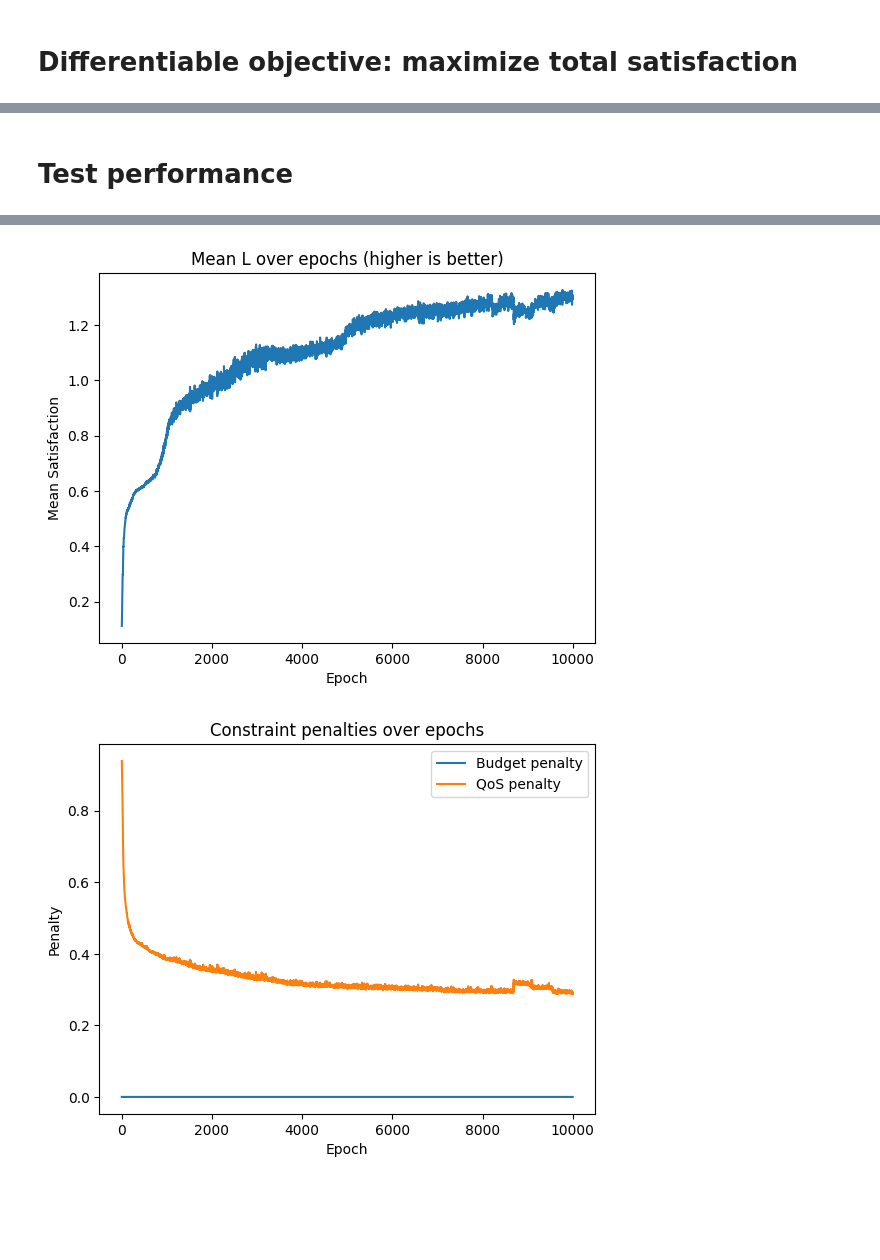
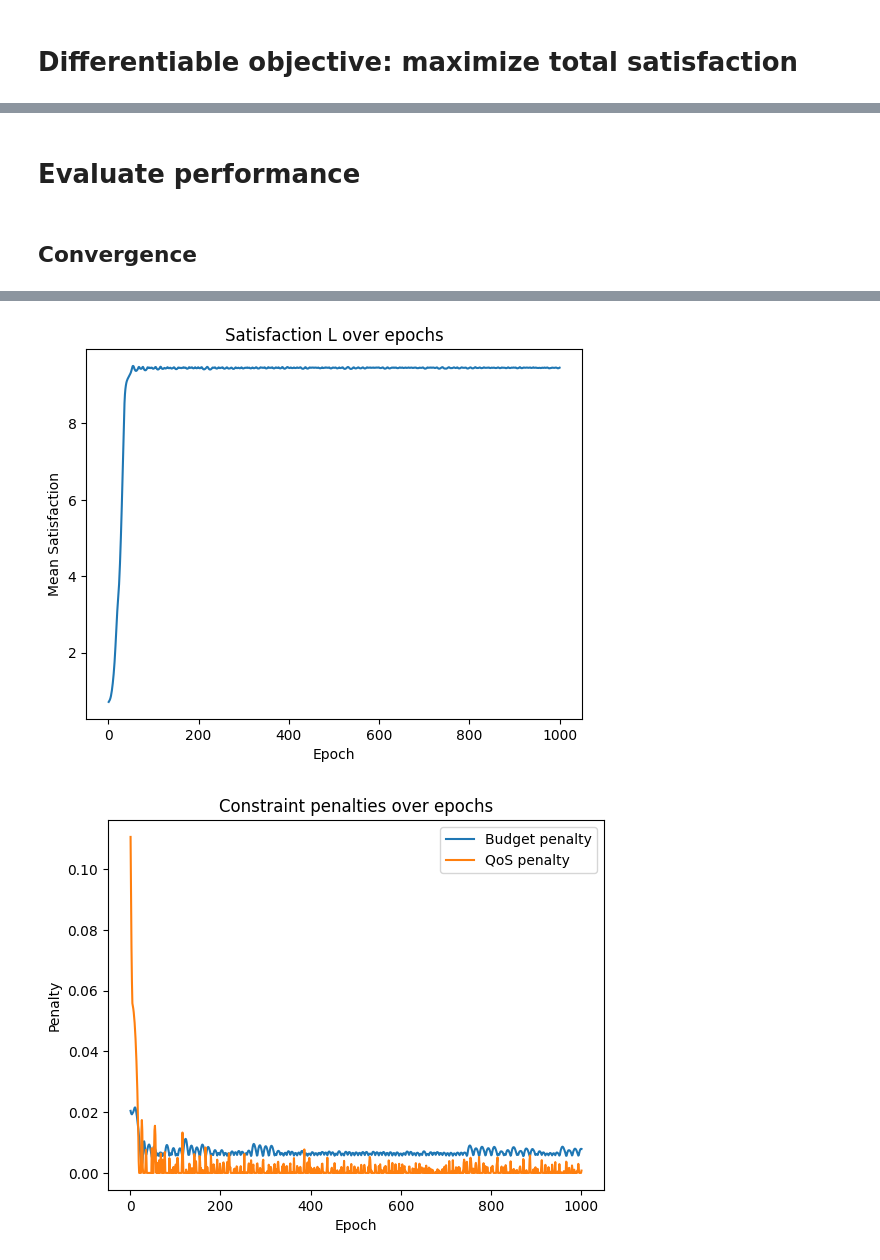
Before and after one commit to vuhoangviet0808/gnn-congestion-control, a Jupyter notebook: gcn.ipynb, the cells around one changed output, grey strips where cells are left out. Cells and saved outputs as stored; diff of their text form; code cells hidden in the pictures; blank space fills up the shorter version.

```diff
--- a/gcn.ipynb
+++ b/gcn.ipynb
@@ -103,12 +264,13 @@ def generate_dataset(cfg: SimCfg, seed=7):
 # %%
 cfg = SimCfg()
-data, aux = generate_dataset(cfg, seed=7)
+df, data, aux = generate_dataset(cfg, seed=7)
 # %% [markdown]
 # Policy-GCN
 # %%
 class PolicyGCN(nn.Module):
     def __init__(self, in_dim, hidden, K, Fs):
         super().__init__()
+        #embedding
         self.conv1 = GCNConv(in_dim, hidden)
         self.conv2 = GCNConv(hidden, hidden)
         # outputs:
@@ -127,10 +289,10 @@ class PolicyGCN(nn.Module):
         w_rx = F.softmax(recv_logits, dim=-1)    # (N, K+1)
         p_f  = F.softmax(band_logits, dim=-1)    # (N, F)
         a    = torch.sigmoid(pow_logit)          # (N,)
-        return w_rx, p_f, a, (recv_logits, band_logits, pow_logit)
+        return w_rx, p_f, a
 # %%
-policy = PolicyGCN(in_dim=data.x.size(-1), hidden=256, K=cfg.K, Fs=cfg.Fs).to(device)
-opt = torch.optim.AdamW(policy.parameters(), lr=2e-3, weight_decay=1e-3)
+model = PolicyGCN(in_dim=data.x.size(-1), hidden=256, K=cfg.K, Fs=cfg.Fs).to(device)
+opt = torch.optim.AdamW(model.parameters(), lr=2e-3, weight_decay=1e-3)
 # %% [markdown]
 # Differentiable objective: maximize total satisfaction
 # %%
@@ -194,14 +356,14 @@ def objective_total_satisfaction(w_rx, p_f, a, aux):
     }
     return mean_L, penalties
 # %%
-EPOCHS = 10000
+EPOCHS = 1000
 lambda_budget = 10.0
 lambda_qos    = 10.0
 
 logs = []
 for ep in range(1, EPOCHS+1):
-    policy.train(); opt.zero_grad()
-    w_rx, p_f, a, _ = policy(data.x, data.edge_index, data.edge_weight)
+    model.train(); opt.zero_grad()
+    w_rx, p_f, a = model(data.x, data.edge_index, data.edge_weight)
     mean_L, pens = objective_total_satisfaction(w_rx, p_f, a, aux)
     loss = -mean_L + lambda_budget * pens["budget"] + lambda_qos * pens["qos"]
     loss.backward()
@@ -243,5 +399,5 @@ Ep 10000 | Loss 1.573372 | meanL 1.3039 | budget 0.0000 | qos 0.2877 | <wLTE> 0.
 # %% [markdown]
-# Test performance
+# Evaluate performance
 # %%
 @torch.no_grad()
 def evaluate_policy_snapshot(policy, data, aux):
@@ -305,32 +461,32 @@ def evaluate_policy_snapshot(policy, data, aux):
         "subband_load": p_f.detach().cpu().numpy().sum(axis=0),  # (F,)
     }
     return stats, per_user
+# %% [markdown]
+## Convergence
 # %%
 import matplotlib.pyplot as plt
 
-if 'logs' in globals() and isinstance(logs, list) and len(logs) > 0:
-    import pandas as pd
-    df_logs = pd.DataFrame(logs)
+df_logs = pd.DataFrame(logs)
+# Training Convergence
+plt.figure()
+plt.plot(df_logs["epoch"], df_logs["loss"])
+plt.xlabel("Epoch"); plt.ylabel("Loss")
+plt.title("Training Loss")
+plt.show()
 
-    plt.figure()
-    plt.plot(df_logs["epoch"], df_logs["loss"])
-    plt.xlabel("Epoch"); plt.ylabel("Loss")
-    plt.title("Training Loss (−meanL + penalties)")
-    plt.show()
+#Satisfaction
+plt.figure()
+plt.plot(df_logs["epoch"], df_logs["meanL"])
+plt.xlabel("Epoch"); plt.ylabel("Mean Satisfaction")
+plt.title("Satisfaction L over epochs")
+plt.show()
 
-    if "meanL" in df_logs:
-        plt.figure()
-        plt.plot(df_logs["epoch"], df_logs["meanL"])
-        plt.xlabel("Epoch"); plt.ylabel("Mean Satisfaction")
-        plt.title("Mean L over epochs (higher is better)")
-        plt.show()
-
-    if "budget" in df_logs and "qos" in df_logs:
-        plt.figure()
-        plt.plot(df_logs["epoch"], df_logs["budget"], label="Budget penalty")
-        plt.plot(df_logs["epoch"], df_logs["qos"], label="QoS penalty")
-        plt.xlabel("Epoch"); plt.ylabel("Penalty")
-        plt.title("Constraint penalties over epochs")
-        plt.legend()
-        plt.show()
+#Penalty
+plt.figure()
+plt.plot(df_logs["epoch"], df_logs["budget"], label="Budget penalty")
+plt.plot(df_logs["epoch"], df_logs["qos"], label="QoS penalty")
+plt.xlabel("Epoch"); plt.ylabel("Penalty")
+plt.title("Constraint penalties over epochs")
+plt.legend()
+plt.show()
 # %% [output]
@@ -338,3 +494,3 @@ if 'logs' in globals() and isinstance(logs, list) and len(logs) > 0:
-[figure, old version]
+[figure, new version]
-[figure, old version]
+[figure, new version]
 # %%
```
Also changed, not shown: parts of 17 cells of this notebook.
